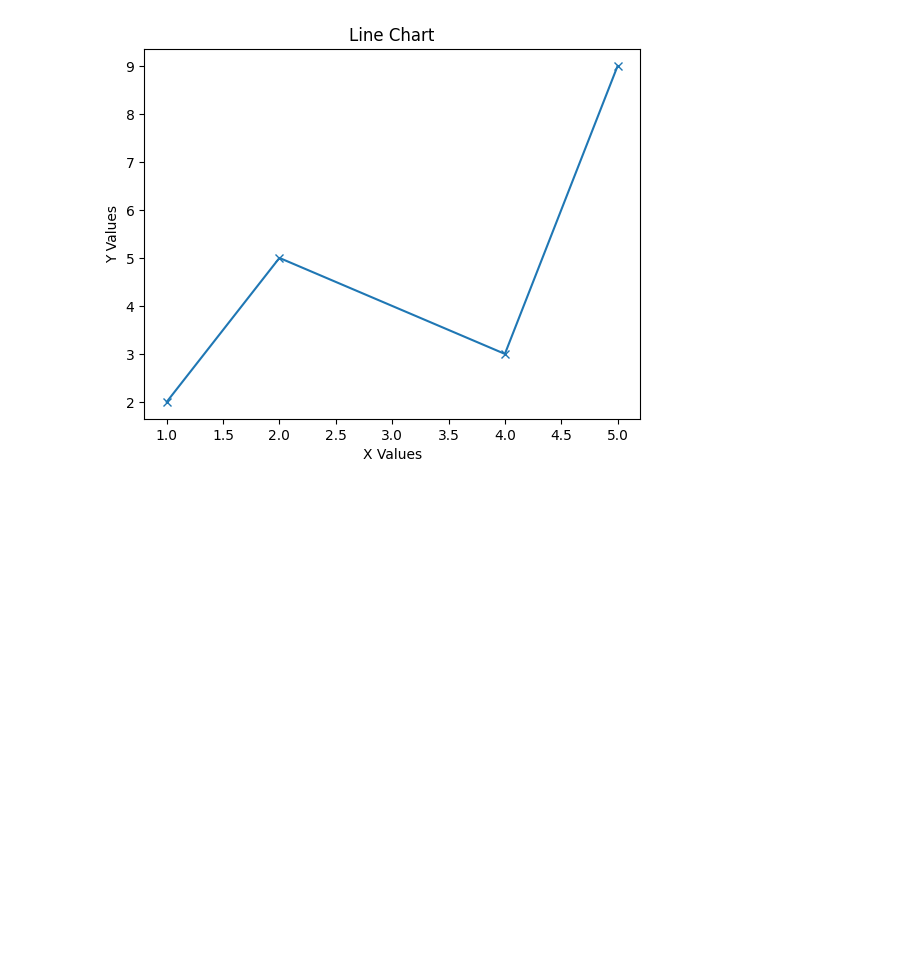
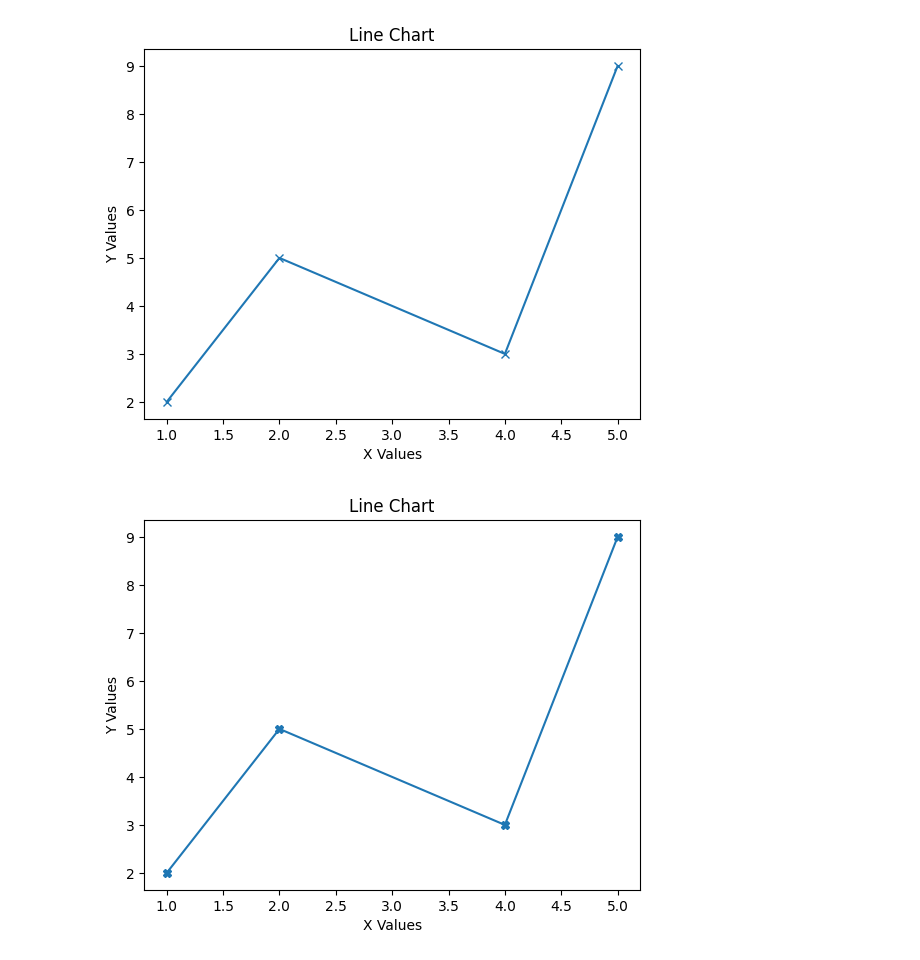
Before and after one commit to Aftab-Ahmed1234/Matplotlib, a Jupyter notebook: Matplatlib.ipynb, the cells around one changed output. Cells and saved outputs as stored; diff of their text form; code cells hidden in the pictures; blank space fills up the shorter version.

Commit message:
Day1Matplotlib

```diff
--- a/Matplatlib.ipynb
+++ b/Matplatlib.ipynb
@@ -117,3 +117,15 @@ plt.ylabel("Y Values")
 plt.show()
 # %% [output]
 [figure]
+# %%
+# Markers
+import matplotlib.pyplot as plt
+x=[1,2,4,5]
+y=[2,5,3,9]
+plt.plot(x,y, marker="X")
+plt.title("Line Chart")
+plt.xlabel("X Values")
+plt.ylabel("Y Values")
+plt.show()
+# %% [output]
+[figure, added]
```
